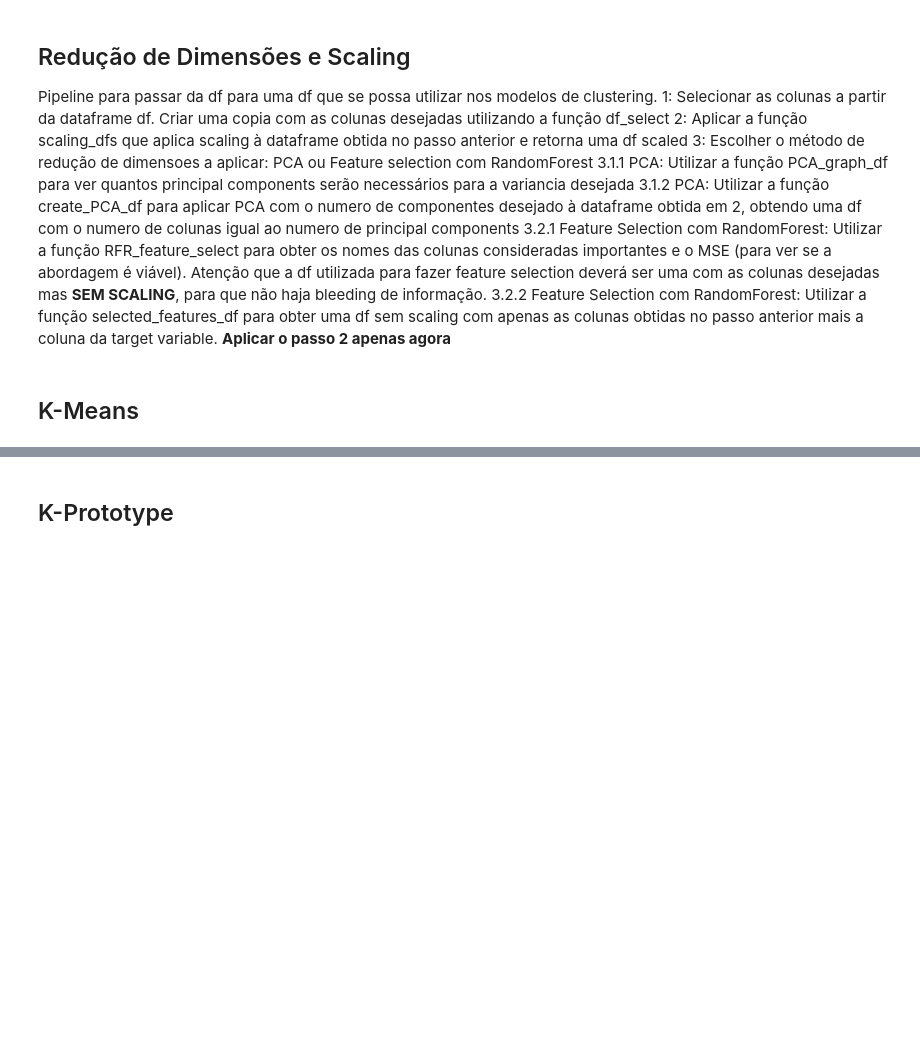
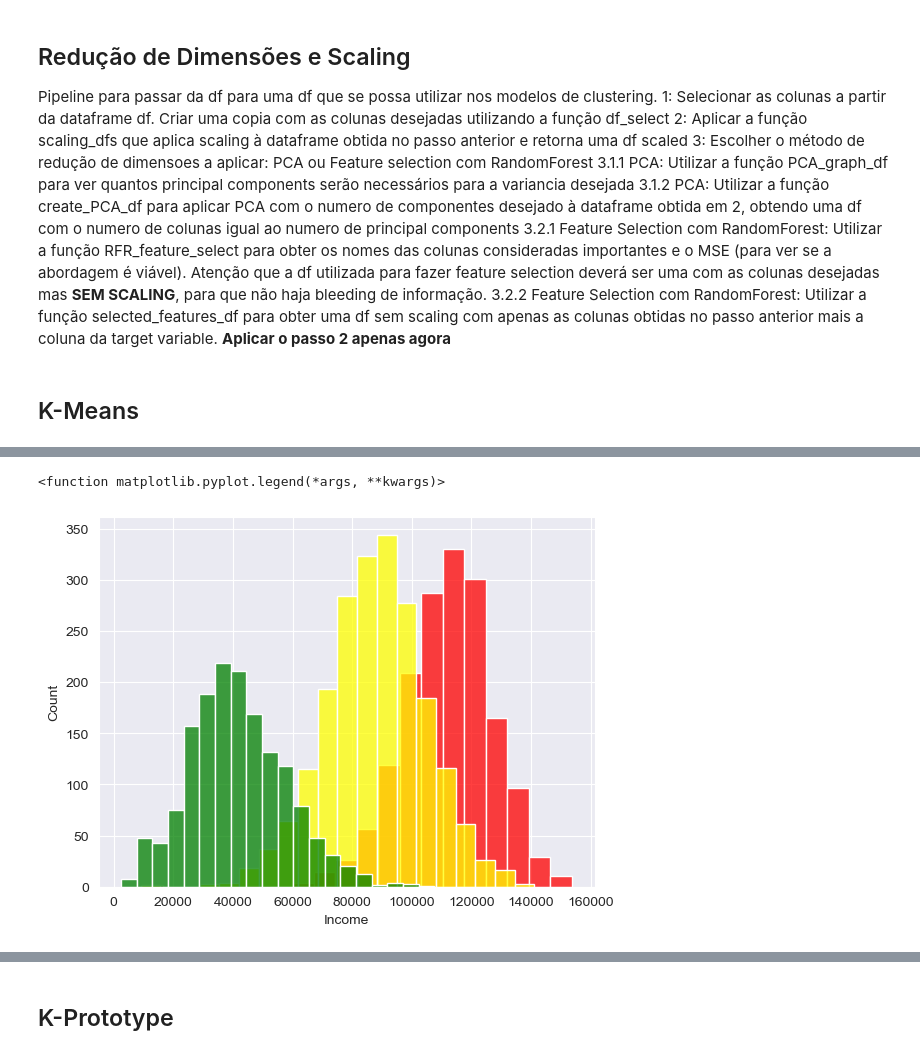
Before and after one commit to MikeOlhao/DSML_projeto, a Jupyter notebook: DSML_202223_Clusters_Group09_Notebook_semgraficos.ipynb, the cells around one changed output, grey strips where cells are left out. Saved outputs shown, nothing was run; the diff lists cells and outputs as text; code cells hidden in the pictures; blank space fills up the shorter version.

```diff
--- a/DSML_202223_Clusters_Group09_Notebook_semgraficos.ipynb
+++ b/DSML_202223_Clusters_Group09_Notebook_semgraficos.ipynb
@@ -476,0 +642,8 @@ def sumsquares_nclusters(model_type,  dimensioned_df: pd.DataFrame, cluster_rang
+# %%
+sns.histplot(cluster0['Income'],color='red',label='Cluster 0', bins = 20)
+sns.histplot(cluster1['Income'],color='yellow',label='Cluster 1', bins = 20)
+sns.histplot(cluster2['Income'],color='green',label='Cluster 2', bins = 20)
+plt.legend
+# %% [output]
+<function matplotlib.pyplot.legend(*args, **kwargs)>
+[figure, added]
```
Also changed, not shown: parts of 29 cells of this notebook.
